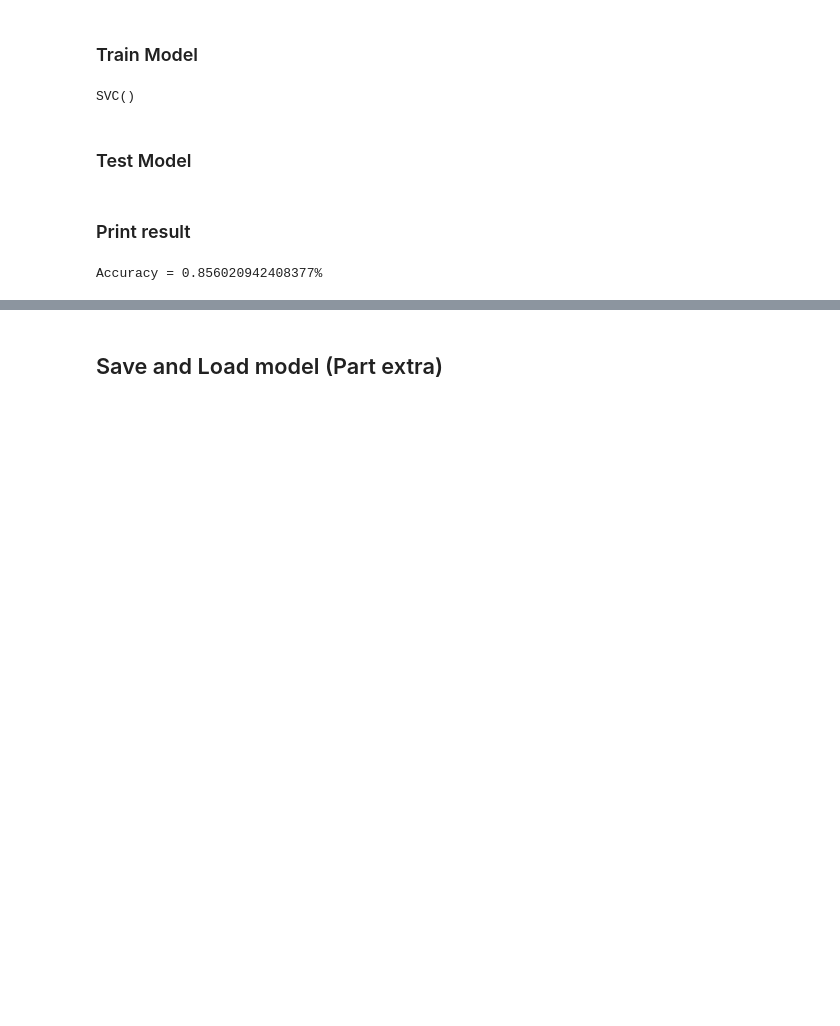
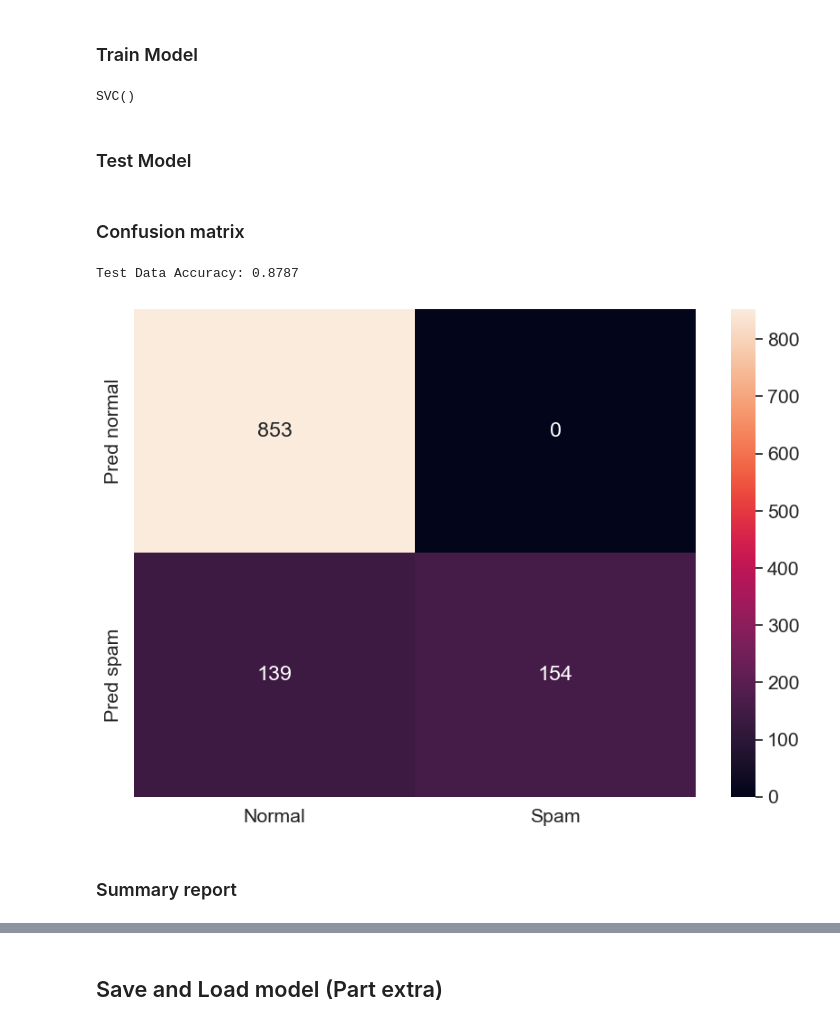
Before and after one commit to benjv22/ICT-INN-tp-22-SpamFilterPoC, a Jupyter notebook: NLP PoC.ipynb, the cells around one changed output, grey strips where cells are left out. Saved outputs shown, nothing was run; the diff lists cells and outputs as text; code cells hidden in the pictures; blank space fills up the shorter version.

```diff
--- a/NLP PoC.ipynb
+++ b/NLP PoC.ipynb
@@ -20,6 +20,7 @@ import re
 
 stopwords = nltk.corpus.stopwords.words('english')
 lemmatizer = nltk.stem.WordNetLemmatizer()
+stemmer = nltk.stem.PorterStemmer()
 
 # Function to apply
 def Cleaner (value):
@@ -33,7 +34,8 @@ def Cleaner (value):
     value = nltk.tokenize.word_tokenize(value)
 
     # Remove stopwords and lemmatize
-    value = [lemmatizer.lemmatize(i) for i in value if i not in stopwords]
+#     value = [lemmatizer.lemmatize(i) for i in value if i not in stopwords]
+    value = [stemmer.stem(i) for i in value if i not in stopwords]
 
     return ' '.join(value)
 
@@ -46,15 +48,17 @@ df['cleaned'] = df['text'].apply(Cleaner)
 # %%
 # Import
 from sklearn.feature_extraction.text import CountVectorizer
+from sklearn.feature_extraction.text import TfidfVectorizer
 
-vectorizer = CountVectorizer()
+# vectorizer = CountVectorizer()
+vectorizer = TfidfVectorizer()
 
 # Fit and vectorize
 matrix = vectorizer.fit_transform(df['cleaned'])
 
 count_vect_df = pd.DataFrame(data = matrix.toarray(), columns=vectorizer.get_feature_names_out())
 
-# Append
+# Append dataframe
 df = pd.concat([df, count_vect_df], axis=1)
 # %% [markdown]
 ### Split data
@@ -93,9 +97,23 @@ from sklearn.metrics import confusion_matrix, accuracy_score
 
 # Run predictions on Test set
 y_pred = classifier.predict(X_test)
-# %% [markdown]
-### Print result
-# %%
-print("Accuracy = {}%".format(accuracy_score(y_test, y_pred)))
-# %% [output]
-Accuracy = 0.856020942408377%
+# %% [markdown]
+### Confusion matrix
+# %%
+#
+Import
+from sklearn.metrics import confusion_matrix
+import matplotlib.pyplot as plt
+import seaborn as sn
+
+cm = confusion_matrix(y_test, y_pred) # rows = truth, cols = prediction
+df_cm = pd.DataFrame(cm, index = ("Pred normal", "Pred spam"), columns = ("Normal", "Spam"))
+plt.figure(figsize = (10,7))
+sn.set(font_scale=1.4)
+sn.heatmap(df_cm, annot=True, fmt='g')
+print("Test Data Accuracy: %0.4f" % accuracy_score(y_test, y_pred))
+# %% [output]
+Test Data Accuracy: 0.8787
+[figure, added]
+# %% [markdown]
+### Summary report
```
Also changed, not shown: parts of 4 cells of this notebook, 3 other files.
